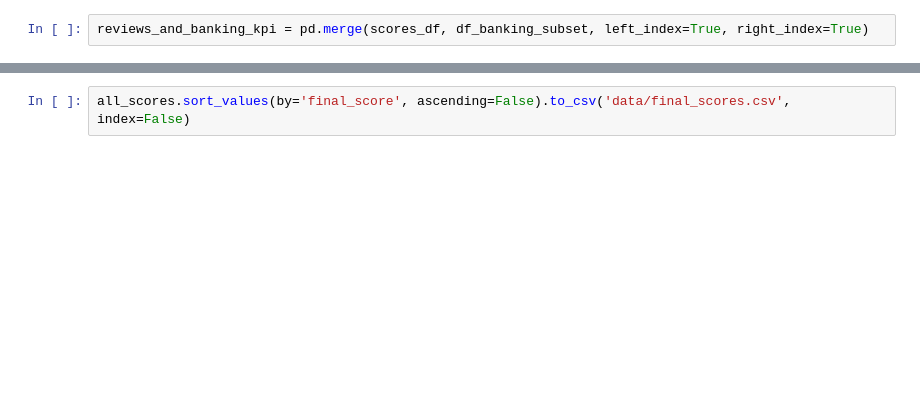
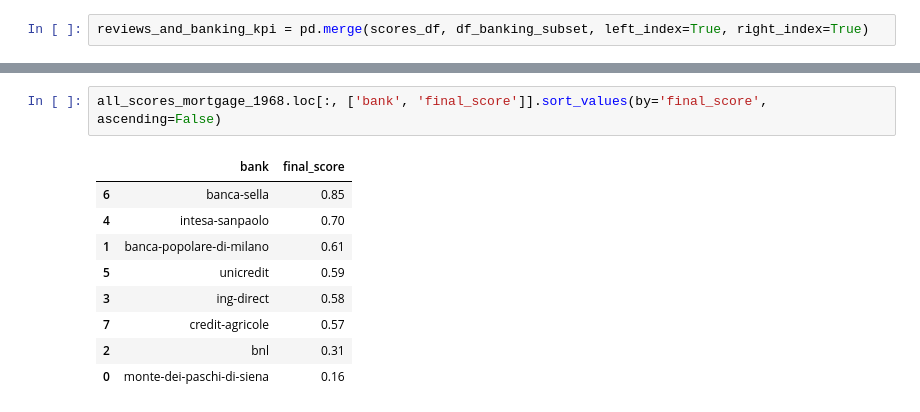
Before and after one commit to giuseppevallarelli/RighteousBanks, a Jupyter notebook: etl.ipynb, the cells around one changed output, grey strips where cells are left out. Drawn from its saved outputs; the diff is of its cells as text; blank space fills up the shorter version.

```diff
--- a/etl.ipynb
+++ b/etl.ipynb
@@ -487,3 +477,13 @@ all_scores
 # %%
-all_scores.sort_values(by='final_score', ascending=False).to_csv('data/final_scores.csv', index=False)
+all_scores_mortgage_1968.loc[:, ['bank', 'final_score']].sort_values(by='final_score', ascending=False)
+# %% [output]
+|  | bank | final_score |
+| 6 | banca-sella | 0.85 |
+| 4 | intesa-sanpaolo | 0.70 |
+| 1 | banca-popolare-di-milano | 0.61 |
+| 5 | unicredit | 0.59 |
+| 3 | ing-direct | 0.58 |
+| 7 | credit-agricole | 0.57 |
+| 2 | bnl | 0.31 |
+| 0 | monte-dei-paschi-di-siena | 0.16 |
 # %%
```
Also changed, not shown: parts of 33 cells of this notebook, 1 other file.
